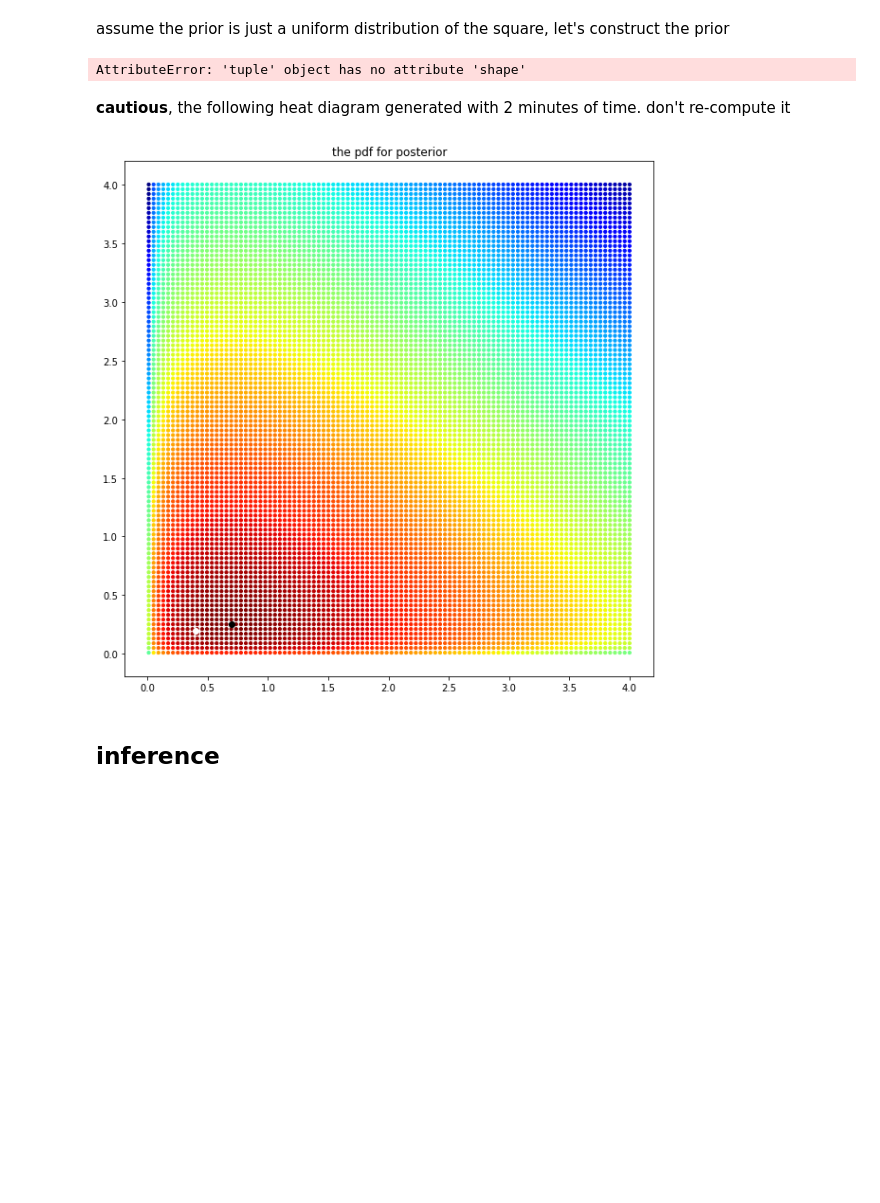
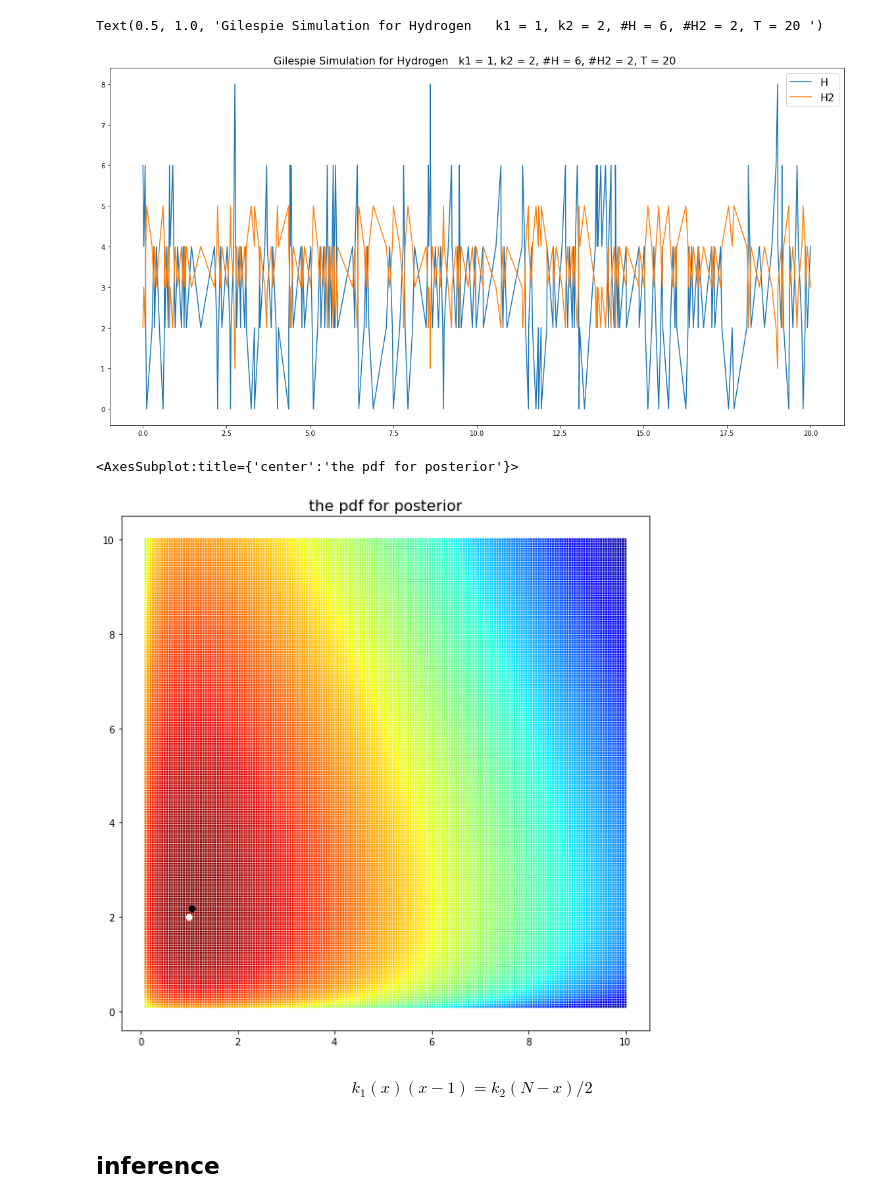
Before and after one commit to WangHaiYang874/ABC22, a Jupyter notebook: done works/gilespe hydrogen mcmc inference 3.ipynb, the cells around one changed output. Saved outputs shown, nothing was run; the diff lists cells and outputs as text; code cells hidden in the pictures; blank space fills up the shorter version.

```diff
--- a/done works/gilespe hydrogen mcmc inference 3.ipynb
+++ b/done works/gilespe hydrogen mcmc inference 3.ipynb
@@ -133,23 +59,0 @@ class chemical_system:
-# %%
-chemicals = {
-    "O_2": NH2,
-    "O":   NH
-    }
-
-binding = reaction(
-    input_compounds  = {'O':2, 'O_2':0},
-    output_compounds = {'O':0, 'O_2':1},
-    reaction_rate    = k1
-)
-
-breaking = reaction(
-    input_compounds={'O':0, 'O_2':1},
-    output_compounds={'O':2, 'O_2':0},
-    reaction_rate = k2
-)
-
-reactions = [binding, breaking]
-
-
-def init_chemical_system():
-    return chemical_system(chemicals,reactions)
@@ -241,2 +60,21 @@ def log_likelyhood(theta, observation, T=T):
-# %% [markdown]
-assume the prior is just a uniform distribution of the square, let's construct the prior
+# %%
+def parameters2str(theta=theta,X_init=X_init,T=T):
+    sep = ', '
+    return '   k1 = ' + str(theta[0]) + sep + 'k2 = ' + str(theta[1]) + sep + '#H = ' + str(X_init[0]) + sep + '#H2 = ' + str(X_init[1]) + sep + 'T = ' + str(T) + ' '
+# %%
+Chemical_model = ChemicalReactionNetwork(
+    theta,
+    reactions,
+    chemicals
+)
+# %%
+x,r,t = Chemical_model.gilespie(X_init,T)
+# %%
+plt.figure(figsize=(20,10))
+plt.plot(t,x[:,0],label='H')
+plt.plot(t,x[:,1],label='H2')
+plt.legend()
+plt.title("Gilespie Simulation for Hydrogen" + parameters2str())
+# %% [output]
+Text(0.5, 1.0, 'Gilespie Simulation for Hydrogen   k1 = 1, k2 = 2, #H = 6, #H2 = 2, T = 20 ')
+[figure, added]
@@ -243,8 +83,6 @@ assume the prior is just a uniform distribution of the square, let's construct t
 # %%
 prior = Prior(
-    log_pdf = lambda _ : -np.log(area),
-    sampler = lambda : (np.random.uniform(*k1_range),np.random.uniform(*k2_range)),
+    log_pdf = lambda _ : 0,
+    sampler = lambda : (np.random.uniform(*parameter_range)),
     theta_range = parameter_range
 )
-# %% [output]
-AttributeError: 'tuple' object has no attribute 'shape'
@@ -257,6 +99,5 @@ model = BayersianModel(
-# %% [markdown]
-**cautious**, the following heat diagram generated with 2 minutes of time. don't re-compute it
-# %%
-trueplot = model.posterior_heatmap(n=(100,100),s=10,true_theta=theta)
-# %% [output]
-[figure, removed]
+# %%
+model.posterior_heatmap(true_theta=theta)
+# %% [output]
+<AxesSubplot:title={'center':'the pdf for posterior'}>
+[figure, added]
@@ -263,3 +106,7 @@ trueplot = model.posterior_heatmap(n=(100,100),s=10,true_theta=theta)
+# %% [markdown]
+$$
+k_1(x)(x-1) = k_2(N-x)/2
+$$
 # %% [markdown]
 ## inference
 # %% [markdown]
```
Also changed, not shown: parts of 21 cells of this notebook, 4 other files.
